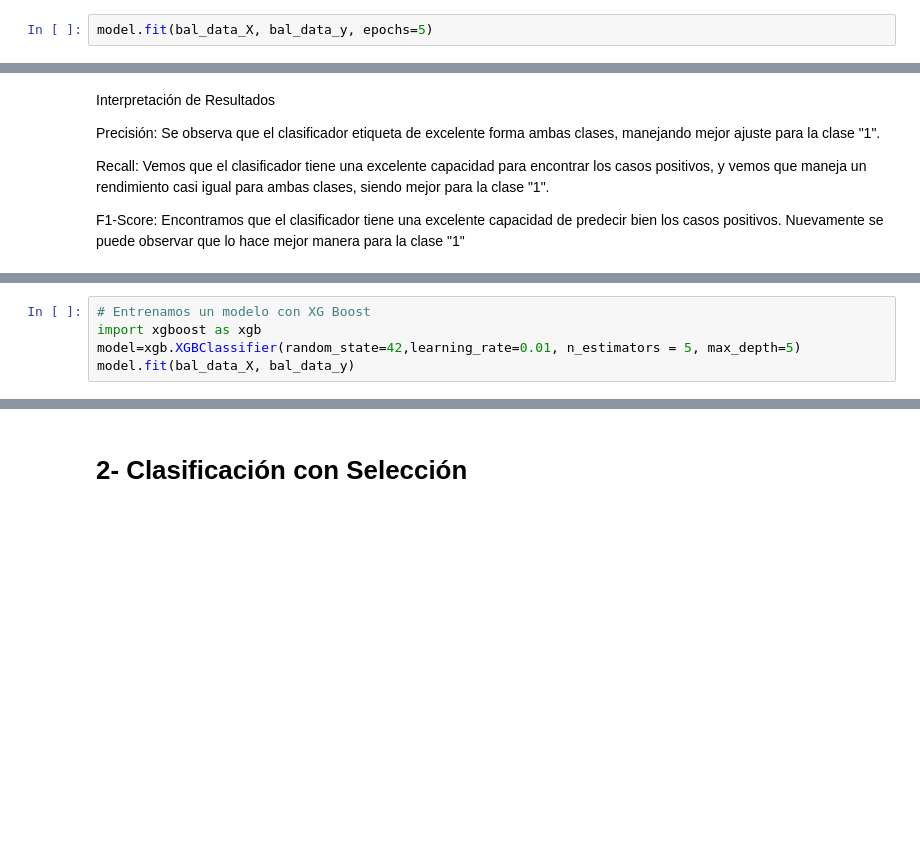
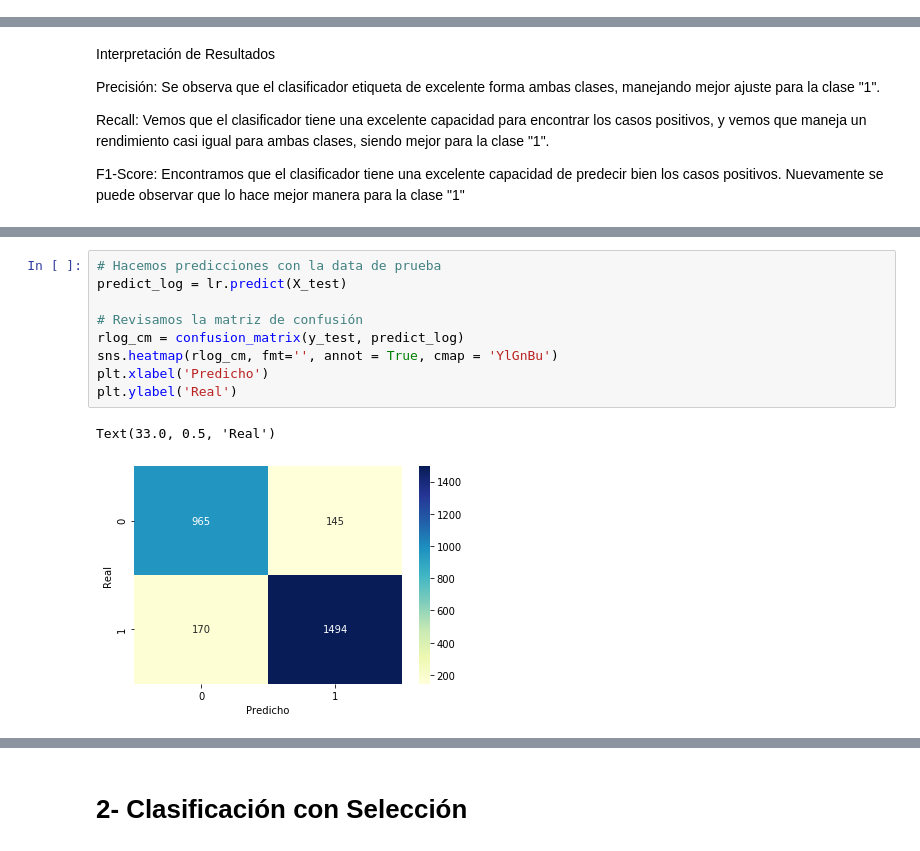
Before and after one commit to santyarboleda/Reconocimiento-de-Patrones, a Jupyter notebook: Competencia_RP.ipynb, the cells around one changed output, grey strips where cells are left out. Saved outputs shown, nothing was run; the diff lists cells and outputs as text; blank space fills up the shorter version.

```diff
--- a/Competencia_RP.ipynb
+++ b/Competencia_RP.ipynb
@@ -285,2 +313,0 @@ Use tf.where in 2.0, which has the same broadcast rule as np.where
-# %%
-model.fit(bal_data_X, bal_data_y, epochs=5)
@@ -351,5 +358,0 @@ F1-Score: Encontramos que el clasificador tiene una excelente capacidad de prede
-# %%
-# Entrenamos un modelo con XG Boost
-import xgboost as xgb
-model=xgb.XGBClassifier(random_state=42,learning_rate=0.01, n_estimators = 5, max_depth=5)
-model.fit(bal_data_X, bal_data_y)
@@ -383,0 +385,12 @@ Accuracy: 87.68% (2.09%)
+# %%
+# Hacemos predicciones con la data de prueba
+predict_log = lr.predict(X_test)
+
+# Revisamos la matriz de confusión
+rlog_cm = confusion_matrix(y_test, predict_log)
+sns.heatmap(rlog_cm, fmt='', annot = True, cmap = 'YlGnBu')
+plt.xlabel('Predicho')
+plt.ylabel('Real')
+# %% [output]
+Text(33.0, 0.5, 'Real')
+[figure, added]
```
Also changed, not shown: parts of 89 cells of this notebook.
